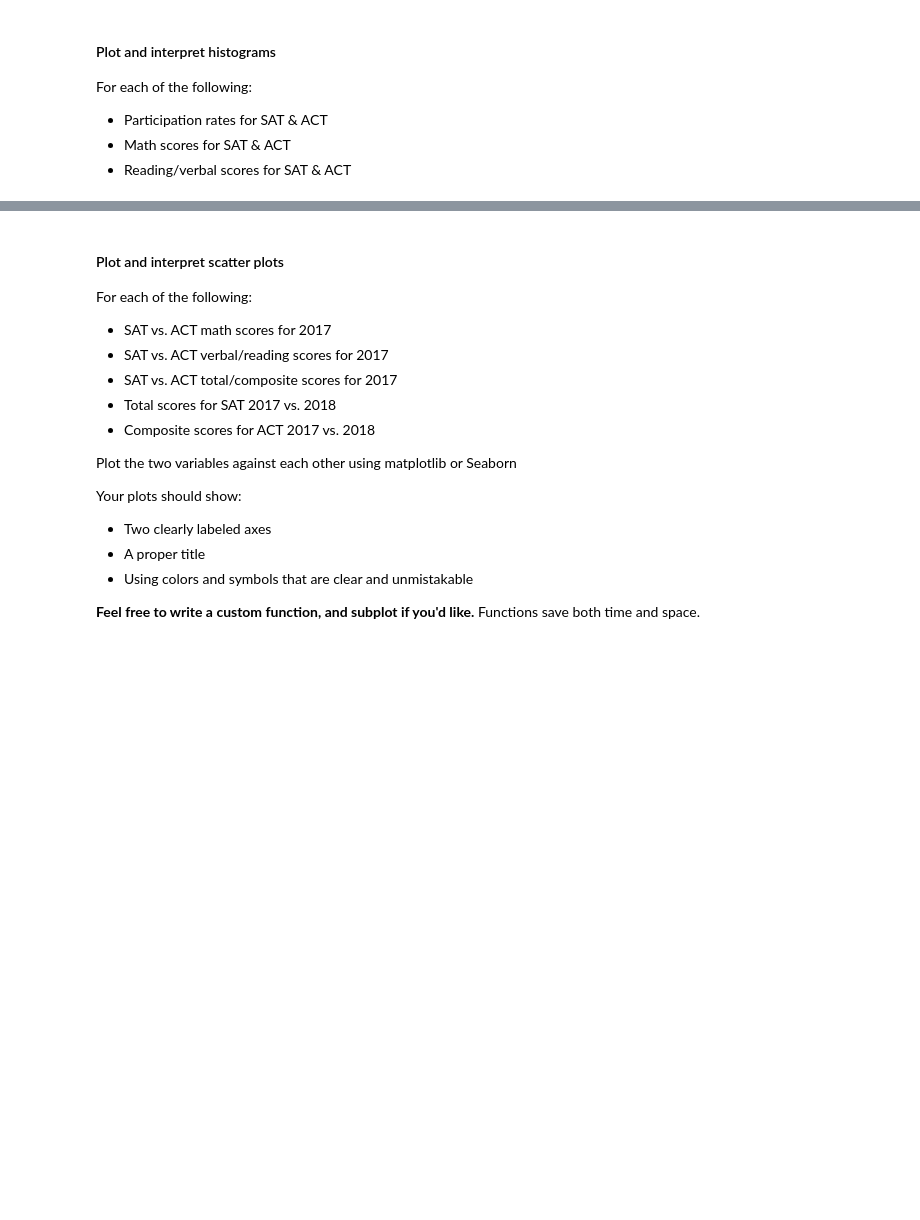
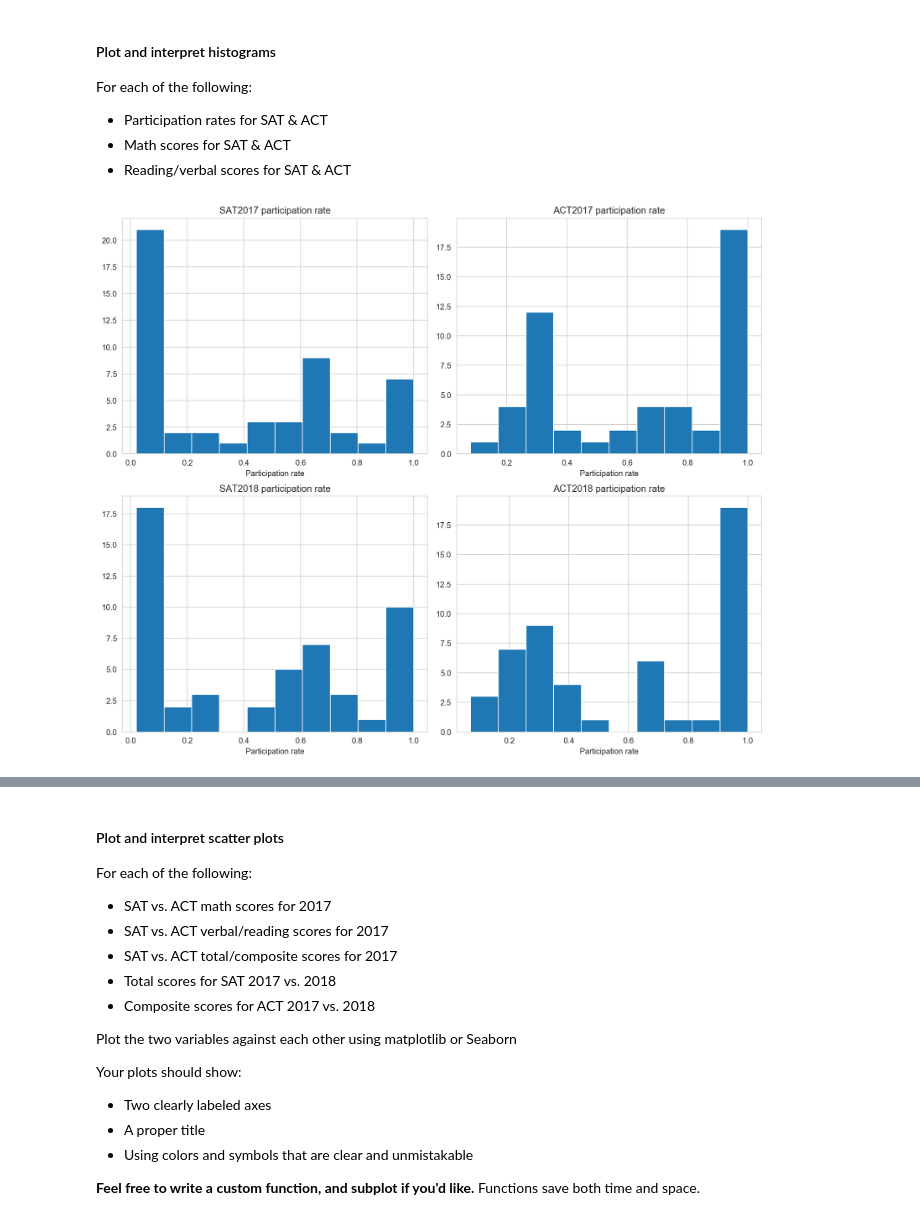
Before and after one commit to geoffersliu/dsiprojects, a Jupyter notebook: Project1234/project_1/code/starter-code_updated.ipynb, the cells around one changed output, grey strips where cells are left out. Cells and saved outputs as stored; diff of their text form; code cells hidden in the pictures; blank space fills up the shorter version.

```diff
--- a/Project1234/project_1/code/starter-code_updated.ipynb
+++ b/Project1234/project_1/code/starter-code_updated.ipynb
@@ -615,10 +620,12 @@ Here's some starter code:
 # %%
 def subplot_histograms(dataframe, list_of_columns, list_of_titles, list_of_xlabels):
     nrows = int(np.ceil(len(list_of_columns)/2)) # Makes sure you have enough rows
-    fig, ax = plt.subplots(nrows=nrows, ncols=2) # You'll want to specify your figsize
+    fig, ax = plt.subplots(nrows=nrows, ncols=2, figsize =(12,10)) # You'll want to specify your figsize
     ax = ax.ravel() # Ravel turns a matrix into a vector, which is easier to iterate
     for i, column in enumerate(list_of_columns): # Gives us an index value to get into all our lists
         ax[i].hist(dataframe[column]) # feel free to add more settings
+        ax[i].set_title(list_of_titles[i])
+        ax[i].set_xlabel(list_of_xlabels[i])
         # Set titles, labels, etc here for each subplot
 # %% [markdown]
 #### Plot and interpret histograms
@@ -630,0 +636,17 @@ For each of the following:
+# %%
+ratelist = ['sat2017_participation_rate','act2017_participation_rate','sat2018_participation_rate','act2018_participation_rate']
+ratetitle = ['SAT2017 participation rate','ACT2017 participation rate','SAT2018 participation rate','ACT2018 participation rate']
+ratelabel = ['Participation rate','Participation rate','Participation rate','Participation rate']
+mathlist = ['sat2017_avg_math_score','act2017_avg_math_score','sat2018_avg_math_score','act2018_avg_math_score']
+mathtitle = ['SAT2017 avg math score','ACT2017 avg math score','SAT2018 avg math score','ACT2018 avg math score']
+mathlabel = ['Math score','Math score','Math score','Math score']
+Readinglist= ['sat2017_avg_evidence_based_reading_and_writing_score','act2017_avg_english_score','sat2018_avg_evidence_based_reading_and_writing_score','act2018_avg_english_score']
+Readingtitle= ['SAT2017 avg evidence based reading and writing score','ACT2017 avg english score','SAT2018 avg evidence based reading and writing score','ACT2018 avg english score']
+Readinglabel = ['Score','Score','Score','Score']
+# %%
+# Code
+subplot_histograms(all_merge, ratelist, ratetitle, ratelabel) #plotting histograms for participation rates
+
+plt.tight_layout()
+# %% [output]
+[figure, added]
```
Also changed, not shown: parts of 16 cells of this notebook, 1 other file.
